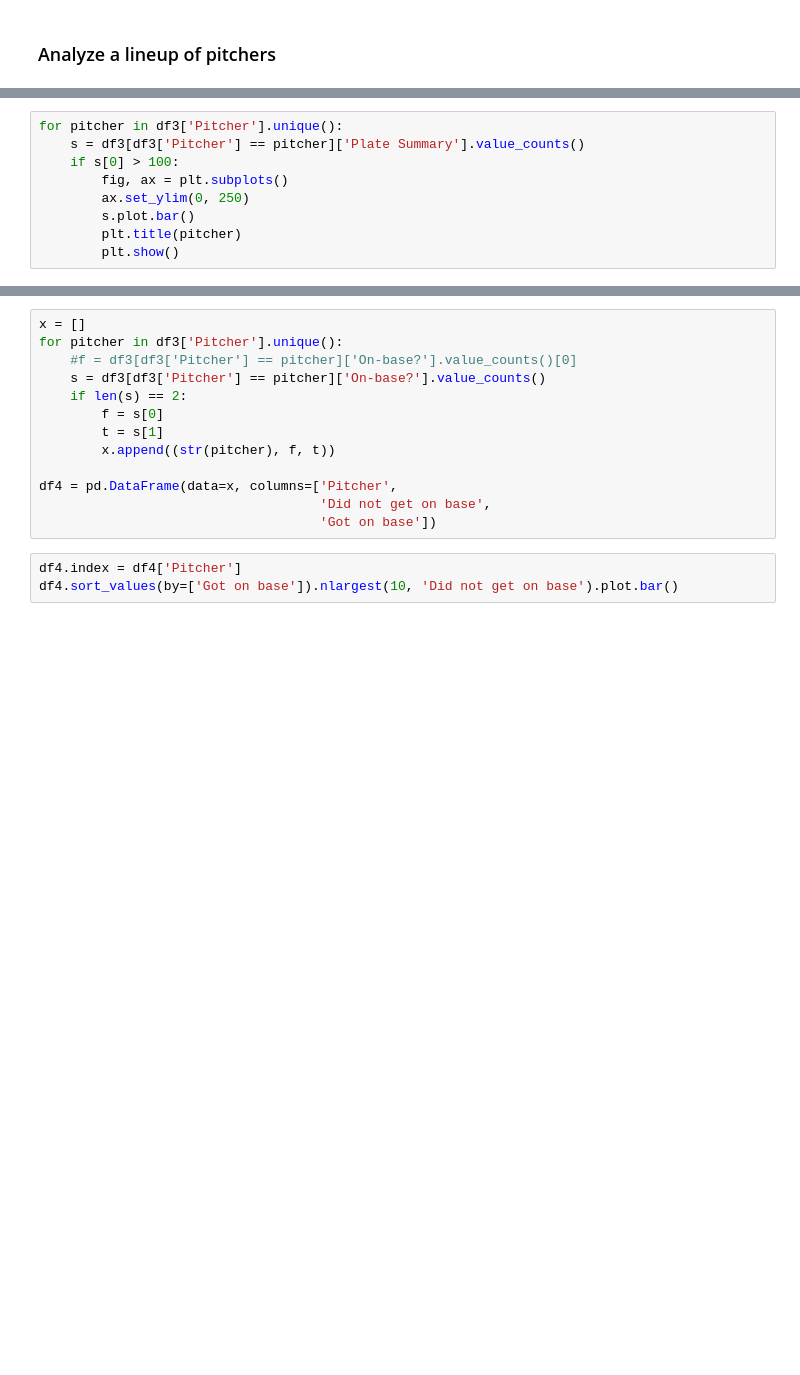
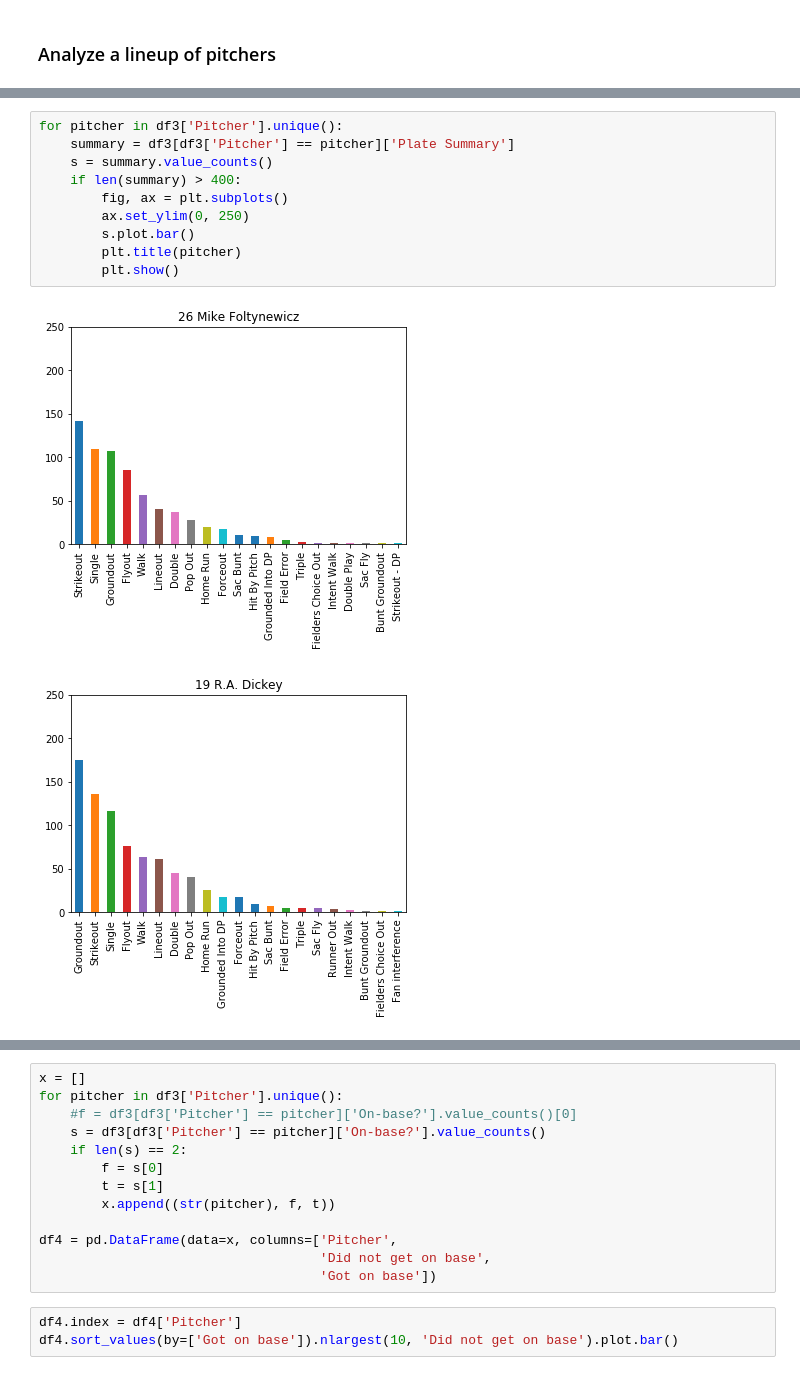
Before and after one commit to benjamincrom/baseball, a Jupyter notebook: baseball_stats.ipynb, the cells around one changed output, grey strips where cells are left out. Saved outputs shown, nothing was run; the diff lists cells and outputs as text; blank space fills up the shorter version.

```diff
--- a/baseball_stats.ipynb
+++ b/baseball_stats.ipynb
@@ -342,9 +376,13 @@ df3
 # %%
 for pitcher in df3['Pitcher'].unique():
-    s = df3[df3['Pitcher'] == pitcher]['Plate Summary'].value_counts()
-    if s[0] > 100:
+    summary = df3[df3['Pitcher'] == pitcher]['Plate Summary']
+    s = summary.value_counts()
+    if len(summary) > 400:
         fig, ax = plt.subplots()
         ax.set_ylim(0, 250)
         s.plot.bar()
         plt.title(pitcher)
         plt.show()
+# %% [output]
+[figure, added]
+[figure, added]
```
Also changed, not shown: parts of 9 cells of this notebook.
